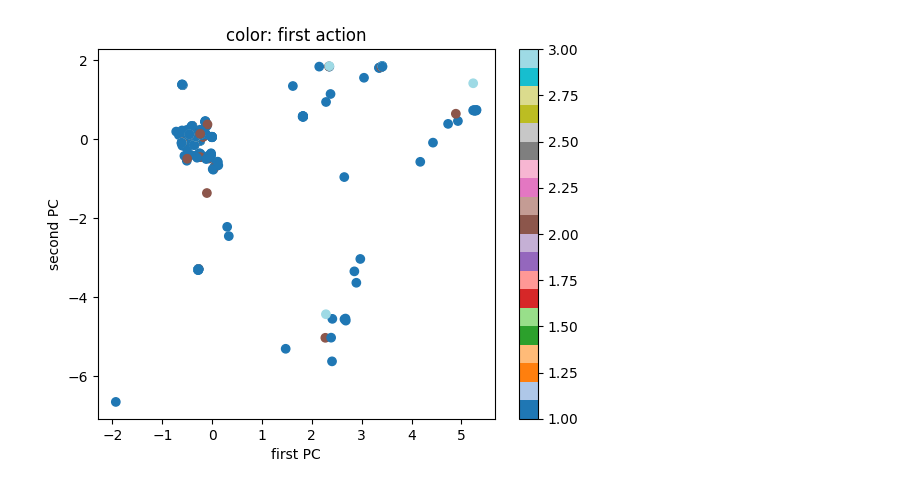
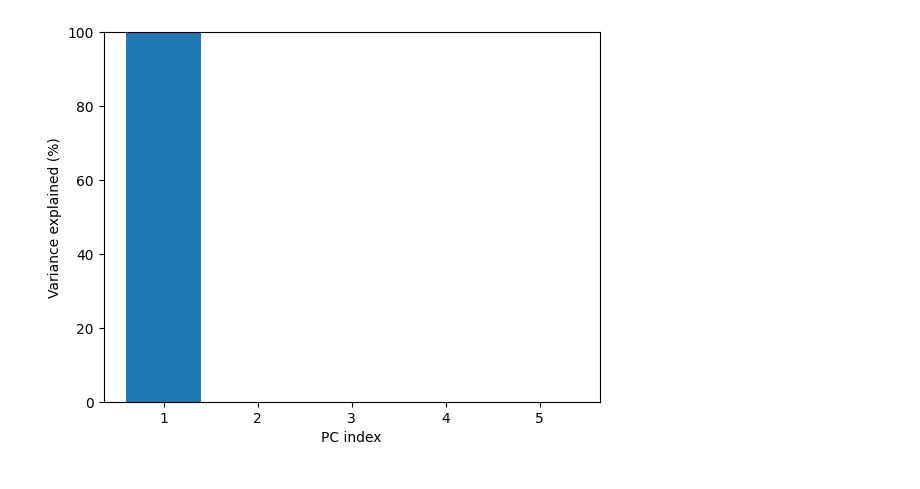
Before and after one commit to keverage-guan/cos435_final_project, a Jupyter notebook: language_emergence/src/models/inventory_sae_test.ipynb, the cells around one changed output. Saved outputs shown, nothing was run; the diff lists cells and outputs as text; code cells hidden in the pictures.

```diff
--- a/language_emergence/src/models/inventory_sae_test.ipynb
+++ b/language_emergence/src/models/inventory_sae_test.ipynb
@@ -95,7 +95,7 @@ student = train_student(
     config,
     device,
     make_inventory_env,
-    num_eps=599
+    num_eps=100
 )
 # %% [output]
 Precomputing task environments...
@@ -147,7 +138,7 @@ autoencoder, student = train_student_with_feedback(
     device,
     make_inventory_env,
     n_transition_samples=200,
-    num_eps=500
+    num_eps=100
 )
 # %% [output]
 Precomputing task environments...
@@ -202,12 +163,59 @@ ValueError: 'c' argument has 225 elements, which is inconsistent with 'x' and 'y
-# %%
-first_actions = []
-for i in sorted_tasks:
-    wall_index, init_state, goal_state, demand = train_label_dict[i]
-    q_matrix = q_matrices[i]
-    indx, indy = init_state // config.grid_dim, init_state % config.grid_dim
-    first_action = q_matrix[:, indx, indy].argmax().item()
-    first_actions.append(first_action)
-
-plot_pca_by_label(pca_result, first_actions, "color: first action")
-# %% [output]
-[figure, removed]
+# %%
+from sklearn.decomposition import PCA
+from utils.plotting import plot_pca_variance, plot_pca_by_label
+
+from utils.generate_inventory_maps import (
+    DEMAND_DISTRIBUTIONS, ORDER_MODES, ORDER_MODE_TO_ID, is_train_task, INIT_STATES
+)
+
+# Reconstruct task_id → environment info by replaying the exact iteration
+# order used in generate_and_save_all(). This is deterministic and must
+# match the loop structure there: demand_cfg outer, order_mode middle, init_state inner.
+task_env_info = {}
+tid = 0
+for d_idx, demand_cfg in enumerate(DEMAND_DISTRIBUTIONS):
+    for o_mode in ORDER_MODES:
+        if is_train_task(demand_cfg, o_mode):
+            for init_state in INIT_STATES:
+                task_env_info[tid] = {
+                    'dist_type':     demand_cfg.dist_type,   # 'poisson' / 'uniform'
+                    'category':      demand_cfg.category,    # 'low' / 'medium' / 'high'
+                    'order_mode':    o_mode,                 # 'medium' / 'fine'
+                    'order_mode_id': ORDER_MODE_TO_ID[o_mode],
+                    'init_state':    init_state,
+                }
+                tid += 1
+
+
+def reorder_point(q_mat, grid_dim):
+    """
+    Lowest inventory level at which the greedy action is 0 (no order).
+    Proxy for the average supply level the agent tries to stay at:
+    below this point it always orders, above it it doesn't need to.
+    Returns an integer in [0, n_states-1].
+    """
+    q_flat = q_mat.view(q_mat.shape[0], -1)   # (n_actions, n_states)
+    best_a = q_flat.argmax(dim=0)              # (n_states,)
+    no_order_states = (best_a == 0).nonzero(as_tuple=True)[0]
+    return no_order_states[0].item() if len(no_order_states) > 0 else grid_dim ** 2 - 1
+
+
+msgs, order_mode_labels, dist_type_labels, target_inv_labels = [], [], [], []
+
+for task_id, info in task_env_info.items():
+    key = (0, info['init_state'], -1, info['order_mode_id'])
+    if key not in message_dict:
+        continue
+
+    msgs.append(message_dict[key].cpu().detach().numpy())
+    order_mode_labels.append(info['order_mode'])
+    dist_type_labels.append(f"{info['dist_type']} ({info['category']})")
+    target_inv_labels.append(reorder_point(q_matrices[task_id], config.grid_dim))
+
+msgs_np = np.array(msgs)   # (320, K)
+
+pca = PCA(n_components=5)
+pca_result = pca.fit_transform(msgs_np)
+plot_pca_variance(pca)
+# %% [output]
+[figure, added]
```
Also changed, not shown: parts of 6 cells of this notebook, 10 other files.
